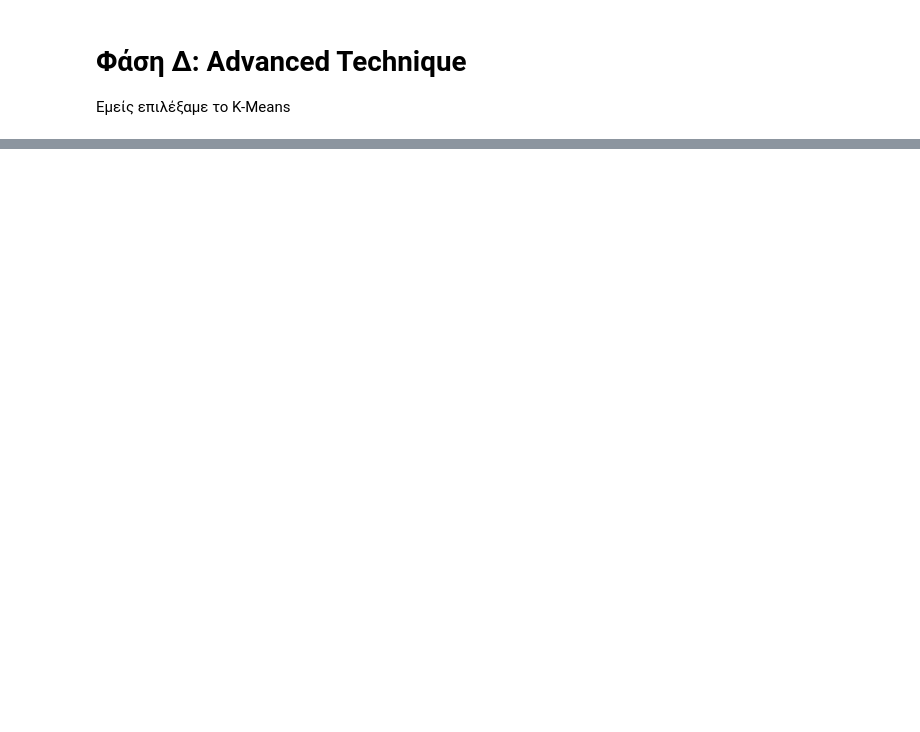
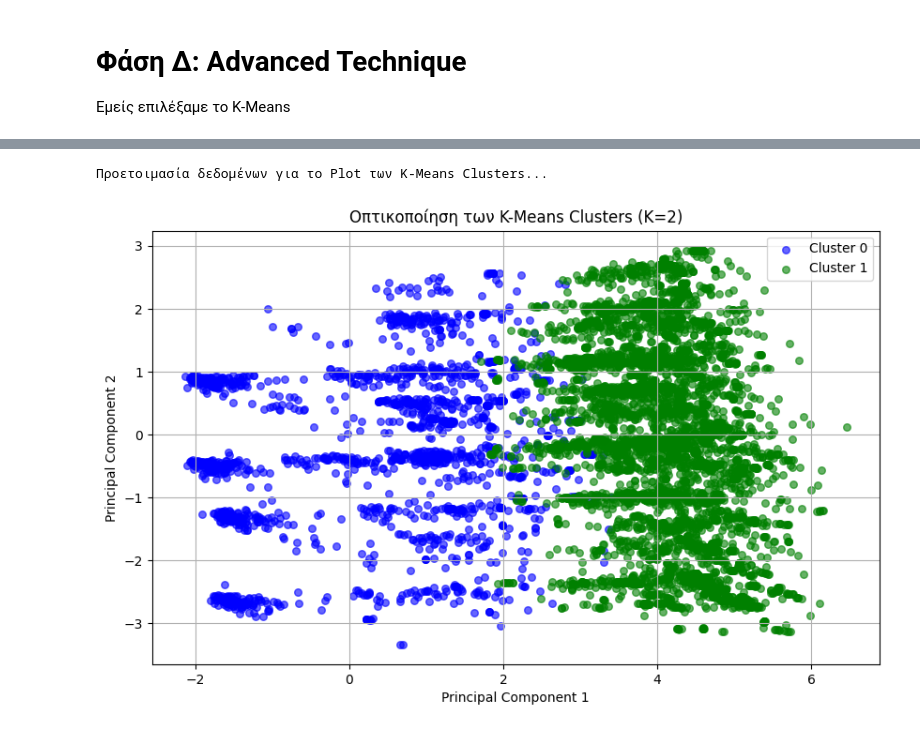
Before and after one commit to Ma1cOS/Big-Data, a Jupyter notebook: notebooks/4_advanced_technique.ipynb, the cells around one changed output, grey strips where cells are left out. Saved outputs shown, nothing was run; the diff lists cells and outputs as text; code cells hidden in the pictures; blank space fills up the shorter version.

```diff
--- a/notebooks/4_advanced_technique.ipynb
+++ b/notebooks/4_advanced_technique.ipynb
@@ -104,0 +181,33 @@ Scaling row group sizes to 95.00% for 8 writers
+# %%
+import matplotlib.pyplot as plt
+import pandas as pd
+
+print("Προετοιμασία δεδομένων για το Plot των K-Means Clusters...")
+# Προσοχή: Εδώ επιλέγουμε τη στήλη 'cluster', ΟΧΙ το 'stroke'
+plot_df = kmeans_pca.select("pca_features", "cluster").toPandas()
+
+# Εξαγωγή των PC1 και PC2
+plot_df['PC1'] = plot_df['pca_features'].apply(lambda vec: float(vec[0]))
+plot_df['PC2'] = plot_df['pca_features'].apply(lambda vec: float(vec[1]))
+
+plt.figure(figsize=(10, 6))
+
+# Ορίζουμε 3 χρώματα για τα 3 clusters (0, 1, 2)
+colors = {0: 'blue', 1: 'green', 2: 'red'}
+
+# Φτιάχνουμε τα σημεία για κάθε cluster
+for cluster_id in sorted(plot_df['cluster'].unique()):
+    cluster_data = plot_df[plot_df['cluster'] == cluster_id]
+    plt.scatter(cluster_data['PC1'], cluster_data['PC2'],
+                alpha=0.6, label=f'Cluster {cluster_id}',
+                color=colors.get(cluster_id, 'black'), s=30)
+
+plt.xlabel('Principal Component 1')
+plt.ylabel('Principal Component 2')
+plt.title(f'Οπτικοποίηση των K-Means Clusters (K={kmeans.getK()})')
+plt.legend()
+plt.grid(True)
+plt.show()
+# %% [output]
+Προετοιμασία δεδομένων για το Plot των K-Means Clusters...
+[figure, added]
```
Also changed, not shown: parts of 3 cells of this notebook, 28 other files.
